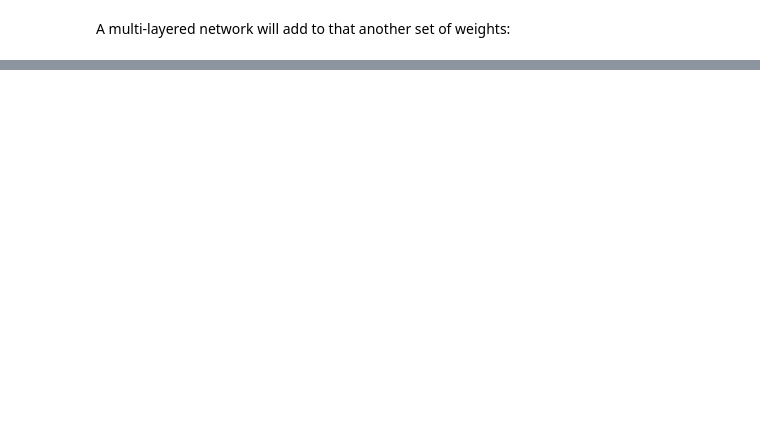
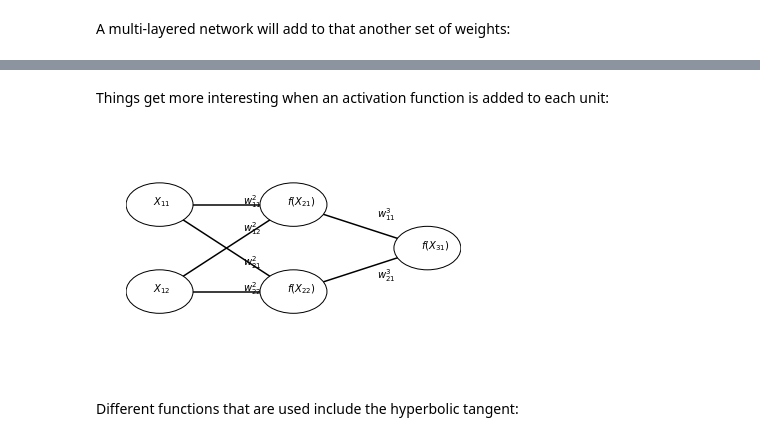
Before and after one commit to arokem/conv-nets, a Jupyter notebook: 001-neural-nets.ipynb, the cells around one changed output, grey strips where cells are left out. Saved outputs shown, nothing was run; the diff lists cells and outputs as text; code cells hidden in the pictures; blank space fills up the shorter version.

```diff
--- a/001-neural-nets.ipynb
+++ b/001-neural-nets.ipynb
@@ -89,0 +60,8 @@ output
+# %% [markdown]
+Things get more interesting when an activation function is added to each unit:
+# %%
+_ = utils.draw_neural_net([2, 2, 1], draw_funcs=True)
+# %% [output]
+[figure, added]
+# %% [markdown]
+Different functions that are used include the hyperbolic tangent:
```
Also changed, not shown: parts of 43 cells of this notebook, 2 other files.
